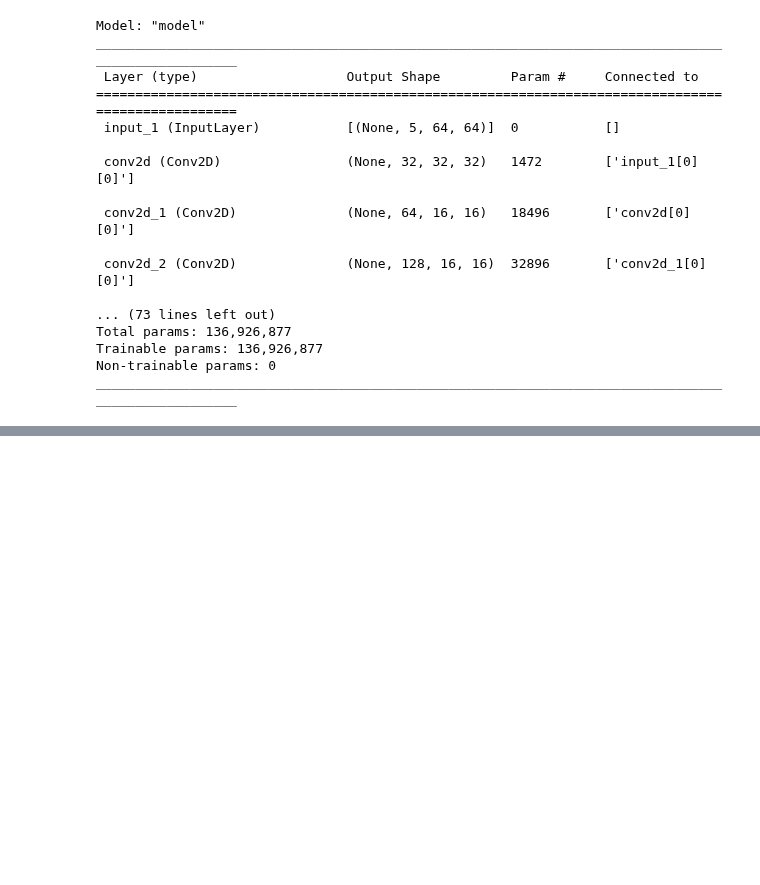
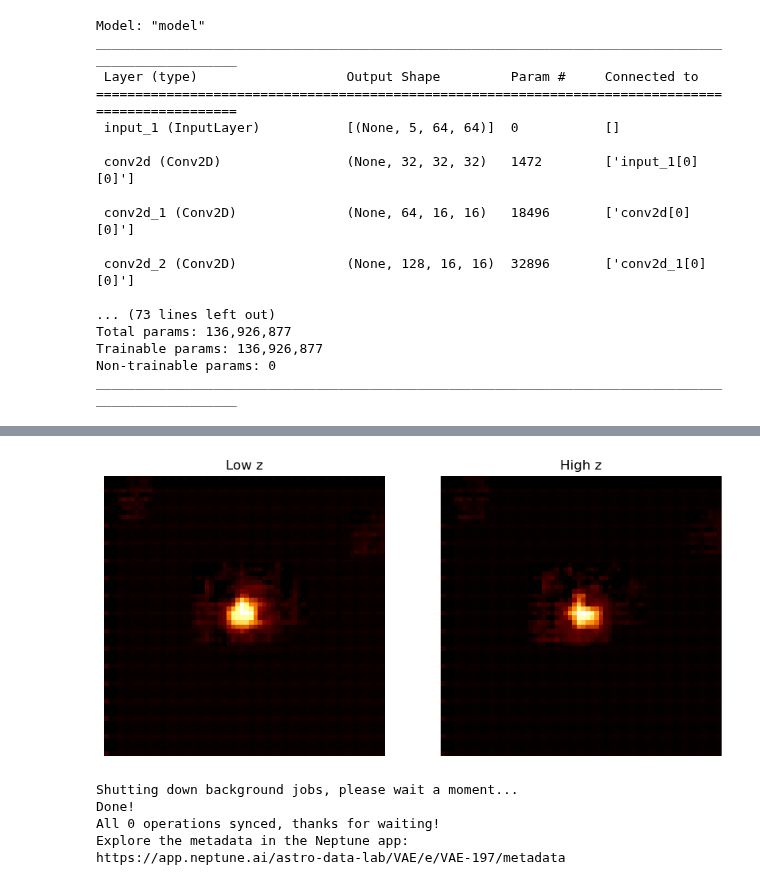
Before and after one commit to astrodatalab/photoz, a Jupyter notebook: code/generative_modeling/cvae_rockfish.ipynb, the cells around one changed output, grey strips where cells are left out. Cells and saved outputs as stored; diff of their text form; code cells hidden in the pictures; blank space fills up the shorter version.

```diff
--- a/code/generative_modeling/cvae_rockfish.ipynb
+++ b/code/generative_modeling/cvae_rockfish.ipynb
@@ -79,7 +79,7 @@ reshape = Reshape((256, 16, 16))(dense6) # Reshape size changed
 conv5 = Conv2DTranspose(128, 2, strides = 1, activation = "relu", padding = 'same', data_format = 'channels_first')(reshape)
 conv6 = Conv2DTranspose(64, 2, strides = 1, activation = "relu", padding = 'same', data_format = 'channels_first')(conv5)
 conv7 = Conv2DTranspose(32, 3, strides = 2, activation = "relu", padding = 'same', data_format = 'channels_first')(conv6)
-conv8 = Conv2DTranspose(5, 3, strides = 2, activation = "sigmoid", padding = 'same', data_format = 'channels_first')(conv7)
+conv8 = Conv2DTranspose(5, 3, strides = 2, activation = "relu", padding = 'same', data_format = 'channels_first')(conv7)
 outputs = Reshape(IMAGE_SHAPE)(conv8)
 decoder = Model(zc, outputs)
 # %%
@@ -209,18 +212,20 @@ plt.show()
 # %%
 band = 0
 str = prior.sample(1)[0]
-strlo = np.concatenate((str, np.array([0.1])))
+strlo = np.concatenate((str, np.array([1])))
 strlo = strlo.reshape(1, LATENT_DIM + 1)
 strhi = np.concatenate((str, np.array([2])))
 strhi = strhi.reshape(1, LATENT_DIM + 1)
 fig, axes = plt.subplots(nrows = 1, ncols = 2, figsize = (10, 5))
 axes[0].imshow(decoder([strlo])[0][band], cmap = 'afmhot')
 axes[1].imshow(decoder([strhi])[0][band], cmap = 'afmhot')
 axes[0].axis('off')
 axes[1].axis('off')
 axes[0].set_title("Low z")
 axes[1].set_title("High z")
 plt.show()
+# %% [output]
+[figure, added]
 # %%
 def scatter_bands_max_near_center(num_to_show = 10, index = 0):
     fig, axes = plt.subplots(nrows = int(num_to_show / 5), ncols = 5, figsize = (20, int(num_to_show)))
@@ -373,7 +378,7 @@ def display_high_loss(num_to_show, min_loss):
         if r >= num_to_show:
             break
 # %%
-hf = h5py.File('/data/tuando/data/CVAE/CVAE_v1/64x64/5x64x64_cvae_generated_1.hdf5', 'a')
+hf = h5py.File('/data/tuando/data/CVAE/CVAE_v1/step1/64x64/5x64x64_cvae_generated_2.hdf5', 'a')
 str = prior.sample(1)[0]
 str = np.concatenate((str, np.array([0.1])))
 str = str.reshape(1, LATENT_DIM + 1)
@@ -413,5 +418,11 @@ for i in tqdm(range(1999)):
     hf['image'].resize((hf['image'].shape[0] + 1), axis = 0)
     hf['image'][hf['image'].shape[0] - 1, :, :, :] = five_band_image
 hf.close()
+# %% [output]
+Shutting down background jobs, please wait a moment...
+Done!
+All 0 operations synced, thanks for waiting!
+Explore the metadata in the Neptune app:
+https://app.neptune.ai/astro-data-lab/VAE/e/VAE-197/metadata
 # %%
 # END
```
Also changed, not shown: parts of 6 cells of this notebook, 1 other file.
